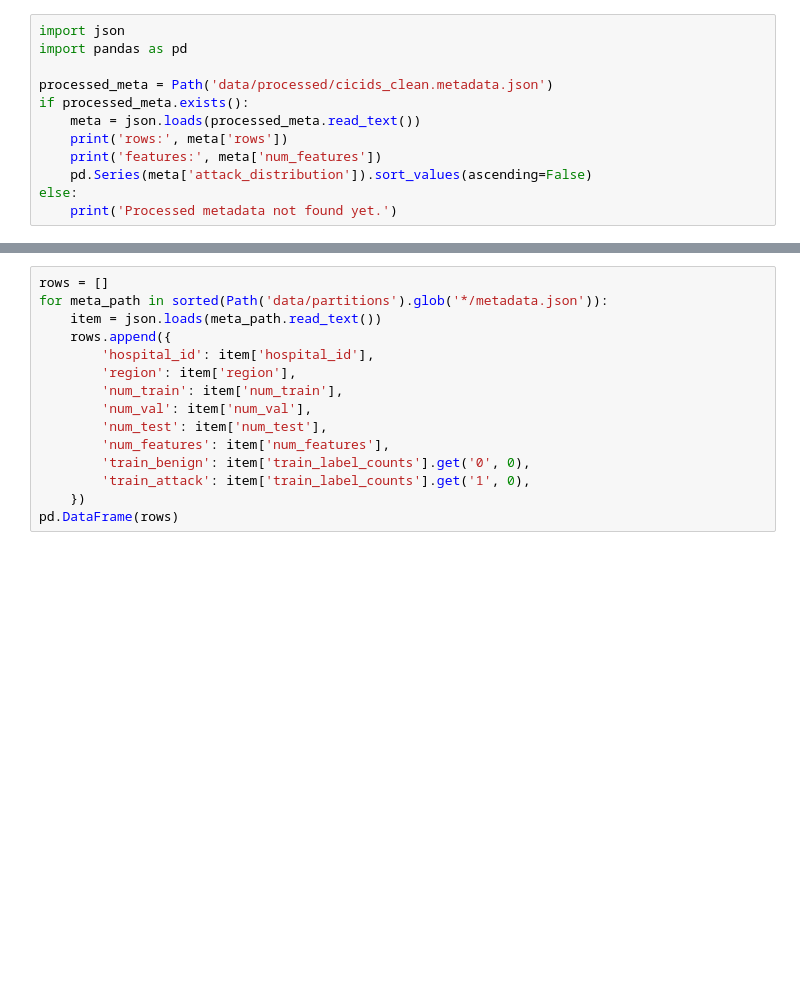
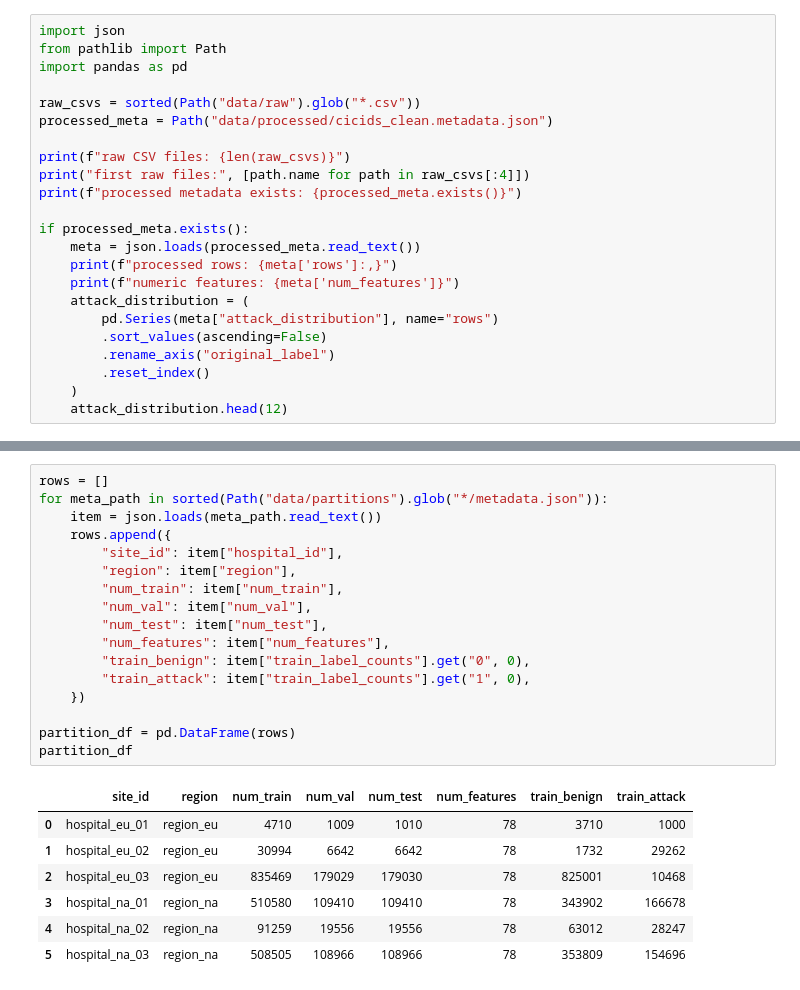
Before and after one commit to davidsarrat/hospital-ids-hfl, a Jupyter notebook: notebooks/00_dataset_and_partitioning.ipynb, the cells around one changed output, grey strips where cells are left out. Drawn from its saved outputs; the diff is of its cells as text; blank space fills up the shorter version.

```diff
--- a/notebooks/00_dataset_and_partitioning.ipynb
+++ b/notebooks/00_dataset_and_partitioning.ipynb
@@ -46,12 +32,23 @@ Train-only imputation and standardization are done in the partitioning script.
 # %%
 import json
+from pathlib import Path
 import pandas as pd
 
-processed_meta = Path('data/processed/cicids_clean.metadata.json')
+raw_csvs = sorted(Path("data/raw").glob("*.csv"))
+processed_meta = Path("data/processed/cicids_clean.metadata.json")
+
+print(f"raw CSV files: {len(raw_csvs)}")
+print("first raw files:", [path.name for path in raw_csvs[:4]])
+print(f"processed metadata exists: {processed_meta.exists()}")
+
 if processed_meta.exists():
     meta = json.loads(processed_meta.read_text())
-    print('rows:', meta['rows'])
-    print('features:', meta['num_features'])
-    pd.Series(meta['attack_distribution']).sort_values(ascending=False)
-else:
-    print('Processed metadata not found yet.')
+    print(f"processed rows: {meta['rows']:,}")
+    print(f"numeric features: {meta['num_features']}")
+    attack_distribution = (
+        pd.Series(meta["attack_distribution"], name="rows")
+        .sort_values(ascending=False)
+        .rename_axis("original_label")
+        .reset_index()
+    )
+    attack_distribution.head(12)
@@ -66,15 +67,25 @@ The split is intentionally non-IID. Each hospital is biased toward different att
 # %%
 rows = []
-for meta_path in sorted(Path('data/partitions').glob('*/metadata.json')):
+for meta_path in sorted(Path("data/partitions").glob("*/metadata.json")):
     item = json.loads(meta_path.read_text())
     rows.append({
-        'hospital_id': item['hospital_id'],
-        'region': item['region'],
-        'num_train': item['num_train'],
-        'num_val': item['num_val'],
-        'num_test': item['num_test'],
-        'num_features': item['num_features'],
-        'train_benign': item['train_label_counts'].get('0', 0),
-        'train_attack': item['train_label_counts'].get('1', 0),
+        "site_id": item["hospital_id"],
+        "region": item["region"],
+        "num_train": item["num_train"],
+        "num_val": item["num_val"],
+        "num_test": item["num_test"],
+        "num_features": item["num_features"],
+        "train_benign": item["train_label_counts"].get("0", 0),
+        "train_attack": item["train_label_counts"].get("1", 0),
     })
-pd.DataFrame(rows)
+
+partition_df = pd.DataFrame(rows)
+partition_df
+# %% [output]
+|  | site_id | region | num_train | num_val | num_test | num_features | train_benign | train_attack |
+| 0 | hospital_eu_01 | region_eu | 4710 | 1009 | 1010 | 78 | 3710 | 1000 |
+| 1 | hospital_eu_02 | region_eu | 30994 | 6642 | 6642 | 78 | 1732 | 29262 |
+| 2 | hospital_eu_03 | region_eu | 835469 | 179029 | 179030 | 78 | 825001 | 10468 |
+| 3 | hospital_na_01 | region_na | 510580 | 109410 | 109410 | 78 | 343902 | 166678 |
+| 4 | hospital_na_02 | region_na | 91259 | 19556 | 19556 | 78 | 63012 | 28247 |
+| 5 | hospital_na_03 | region_na | 508505 | 108966 | 108966 | 78 | 353809 | 154696 |
```
Also changed, not shown: parts of 16 cells of this notebook, 50 other files.
